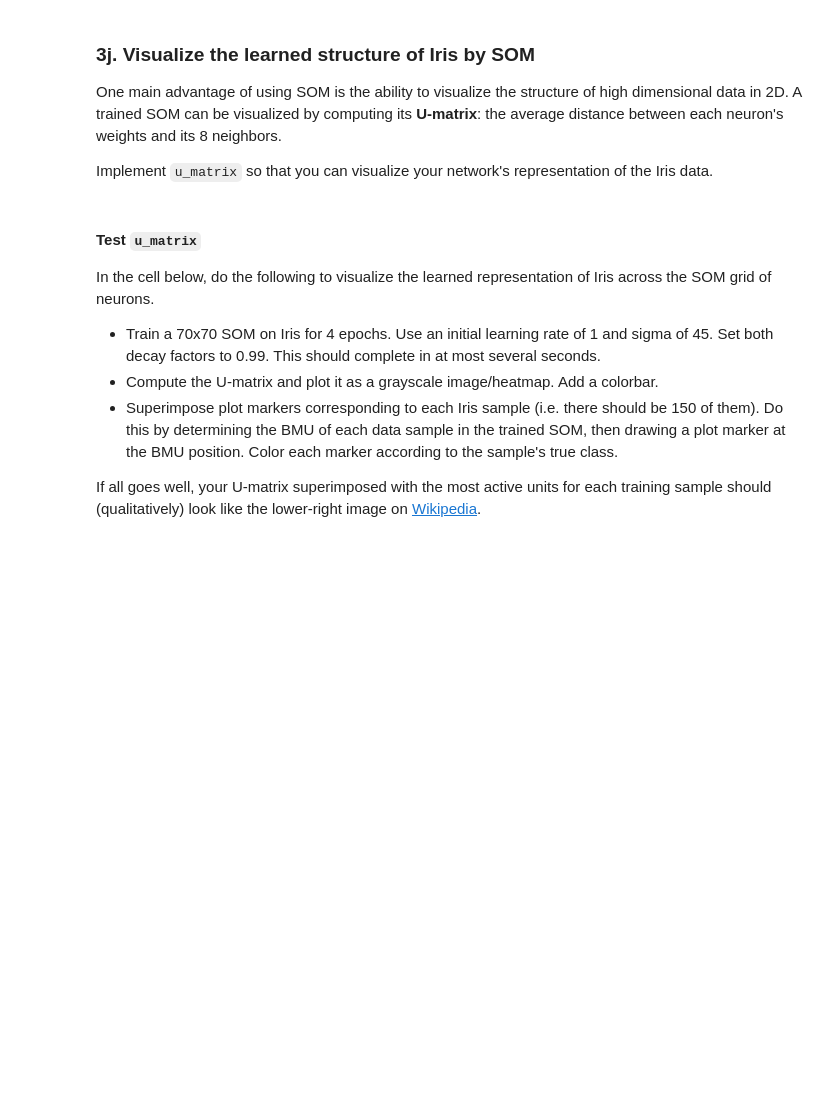
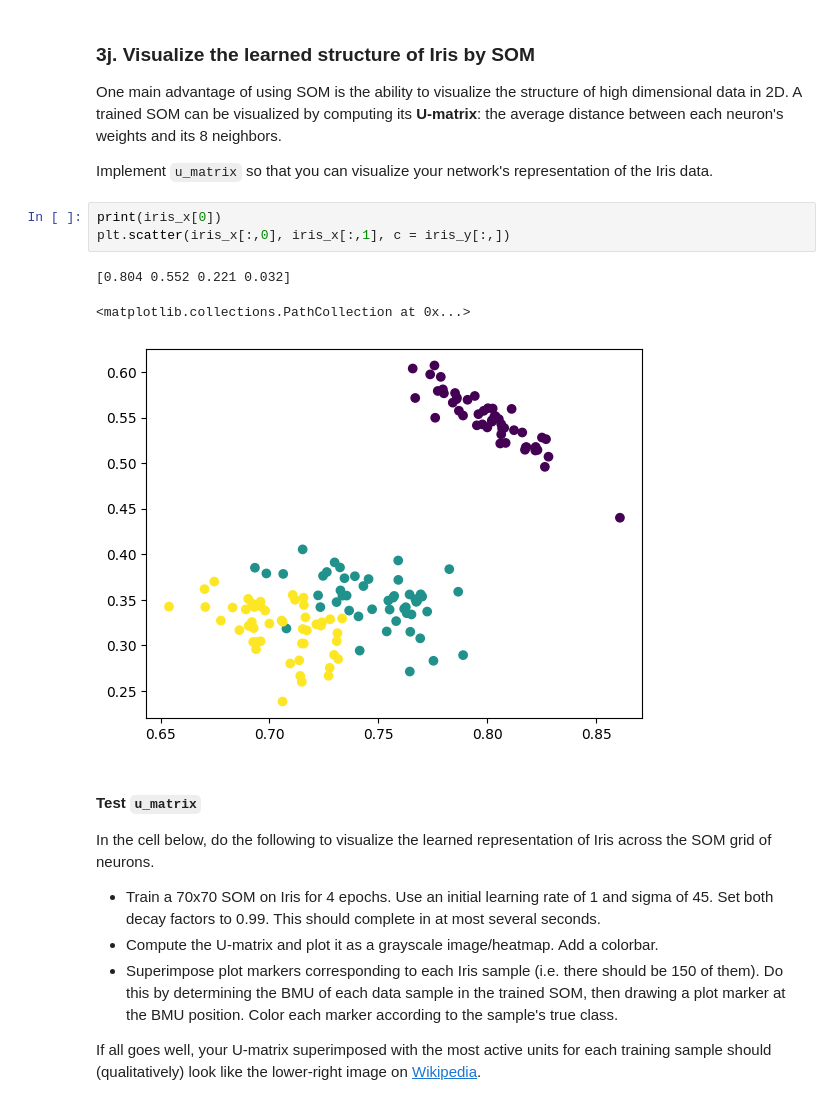
Before and after one commit to kura-yamada/CS443_Project2, a Jupyter notebook: word_cloud.ipynb, the cells around one changed output. Drawn from its saved outputs; the diff is of its cells as text; blank space fills up the shorter version.

```diff
--- a/word_cloud.ipynb
+++ b/word_cloud.ipynb
@@ -366,6 +363,13 @@ One way to answer this question is to compute the **BMU quantization error** (BM
 One main advantage of using SOM is the ability to visualize the structure of high dimensional data in 2D. A trained SOM can be visualized by computing its **U-matrix**: the average distance between each neuron's weights and its 8 neighbors.
 
 Implement `u_matrix` so that you can visualize your network's representation of the Iris data.
+# %%
+print(iris_x[0])
+plt.scatter(iris_x[:,0], iris_x[:,1], c = iris_y[:,])
+# %% [output]
+[0.804 0.552 0.221 0.032]
+<matplotlib.collections.PathCollection at 0x...>
+[figure, added]
 # %% [markdown]
 #### Test `u_matrix`
 
```
Also changed, not shown: parts of 12 cells of this notebook, 1 other file.
